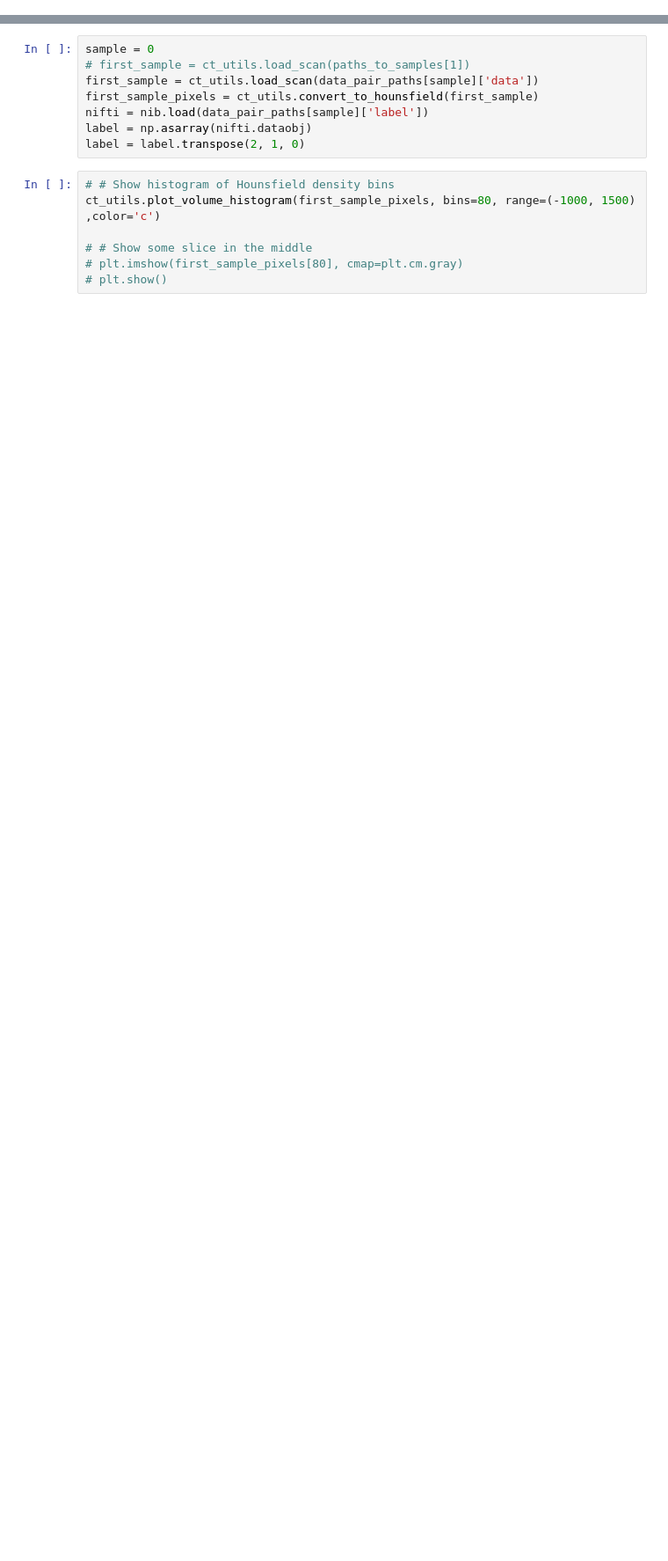
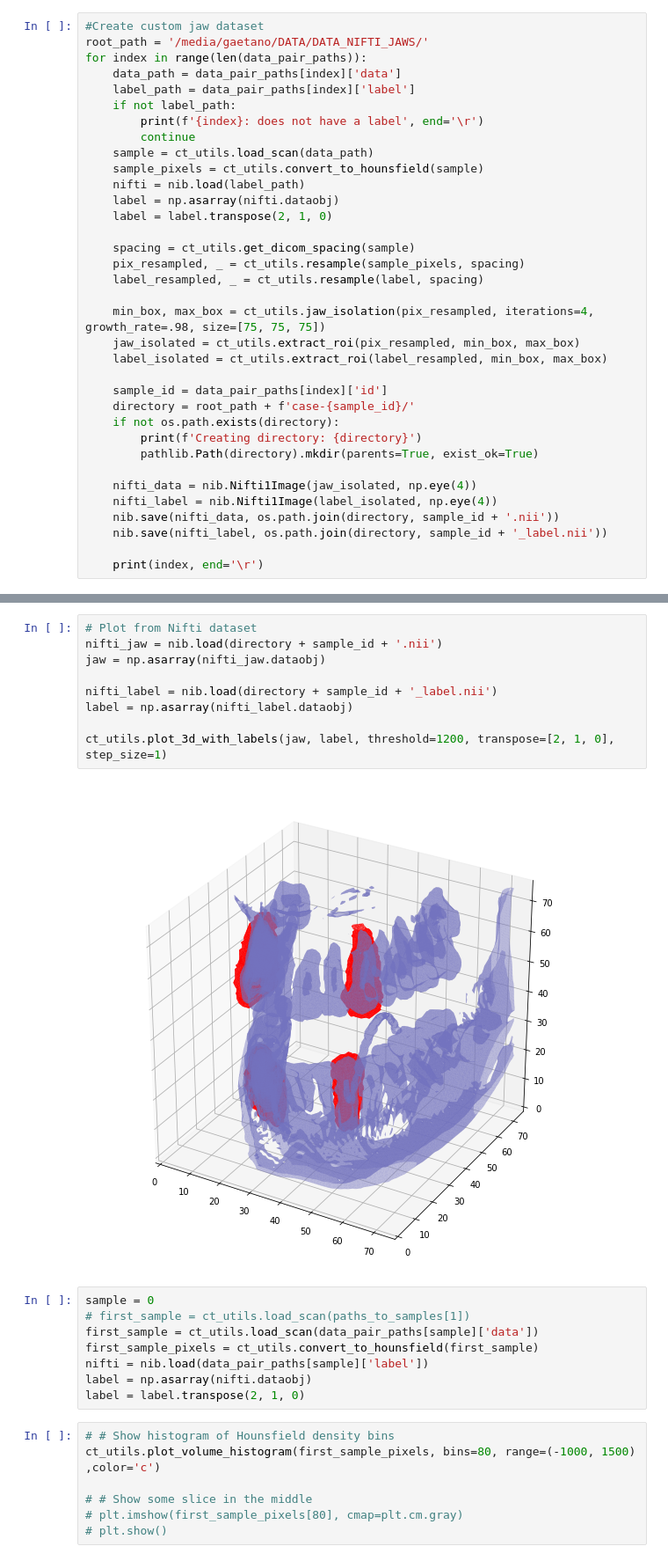
Before and after one commit to PlayWeird/utooth, a Jupyter notebook: preprocessing_dicom.ipynb, the cells around one changed output, grey strips where cells are left out. Shown: that part at 88% size. Drawn from its saved outputs; the diff is of its cells as text; blank space fills up the shorter version.

Commit message:
Added code to build new nifti dataset Started testing Unet (forward works)

```diff
--- a/preprocessing_dicom.ipynb
+++ b/preprocessing_dicom.ipynb
@@ -27,3 +34,38 @@ for sample in data_sample_paths:
 print(len(data_sample_paths))
 # %% [output]
 56
+# %%
+#Create custom jaw dataset
+root_path = '/media/gaetano/DATA/DATA_NIFTI_JAWS/'
+for index in range(len(data_pair_paths)):
+    data_path = data_pair_paths[index]['data']
+    label_path = data_pair_paths[index]['label']
+    if not label_path:
+        print(f'{index}: does not have a label', end='\r')
+        continue
+    sample = ct_utils.load_scan(data_path)
+    sample_pixels = ct_utils.convert_to_hounsfield(sample)
+    nifti = nib.load(label_path)
+    label = np.asarray(nifti.dataobj)
+    label = label.transpose(2, 1, 0)
+
+    spacing = ct_utils.get_dicom_spacing(sample)
+    pix_resampled, _ = ct_utils.resample(sample_pixels, spacing)
+    label_resampled, _ = ct_utils.resample(label, spacing)
+
+    min_box, max_box = ct_utils.jaw_isolation(pix_resampled, iterations=4, growth_rate=.98, size=[75, 75, 75])
+    jaw_isolated = ct_utils.extract_roi(pix_resampled, min_box, max_box)
+    label_isolated = ct_utils.extract_roi(label_resampled, min_box, max_box)
+
+    sample_id = data_pair_paths[index]['id']
+    directory = root_path + f'case-{sample_id}/'
+    if not os.path.exists(directory):
+        print(f'Creating directory: {directory}')
+        pathlib.Path(directory).mkdir(parents=True, exist_ok=True)
+
+    nifti_data = nib.Nifti1Image(jaw_isolated, np.eye(4))
+    nifti_label = nib.Nifti1Image(label_isolated, np.eye(4))
+    nib.save(nifti_data, os.path.join(directory, sample_id + '.nii'))
+    nib.save(nifti_label, os.path.join(directory, sample_id + '_label.nii'))
+
+    print(index, end='\r')
@@ -30,3 +116,14 @@ print(len(data_sample_paths))
+# %%
+# Plot from Nifti dataset
+nifti_jaw = nib.load(directory + sample_id + '.nii')
+jaw = np.asarray(nifti_jaw.dataobj)
+
+nifti_label = nib.load(directory + sample_id + '_label.nii')
+label = np.asarray(nifti_label.dataobj)
+
+ct_utils.plot_3d_with_labels(jaw, label, threshold=1200, transpose=[2, 1, 0], step_size=1)
+# %% [output]
+[figure, added]
 # %%
 sample = 0
 # first_sample = ct_utils.load_scan(paths_to_samples[1])
```
Also changed, not shown: parts of 5 cells of this notebook, 4 other files.
